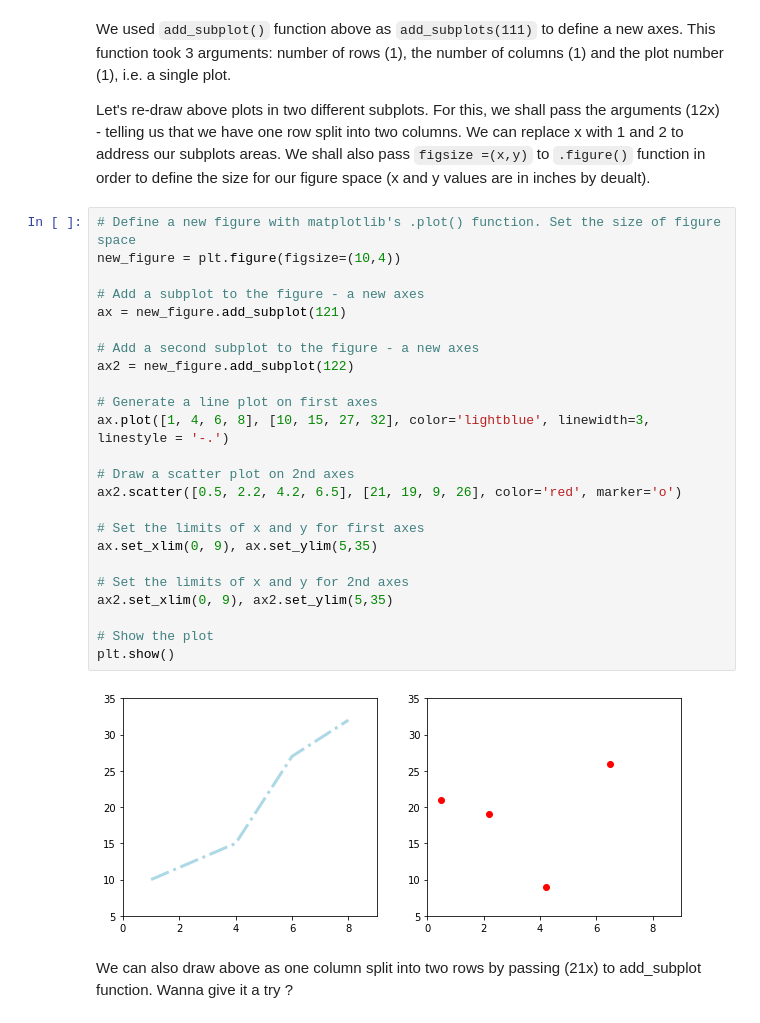
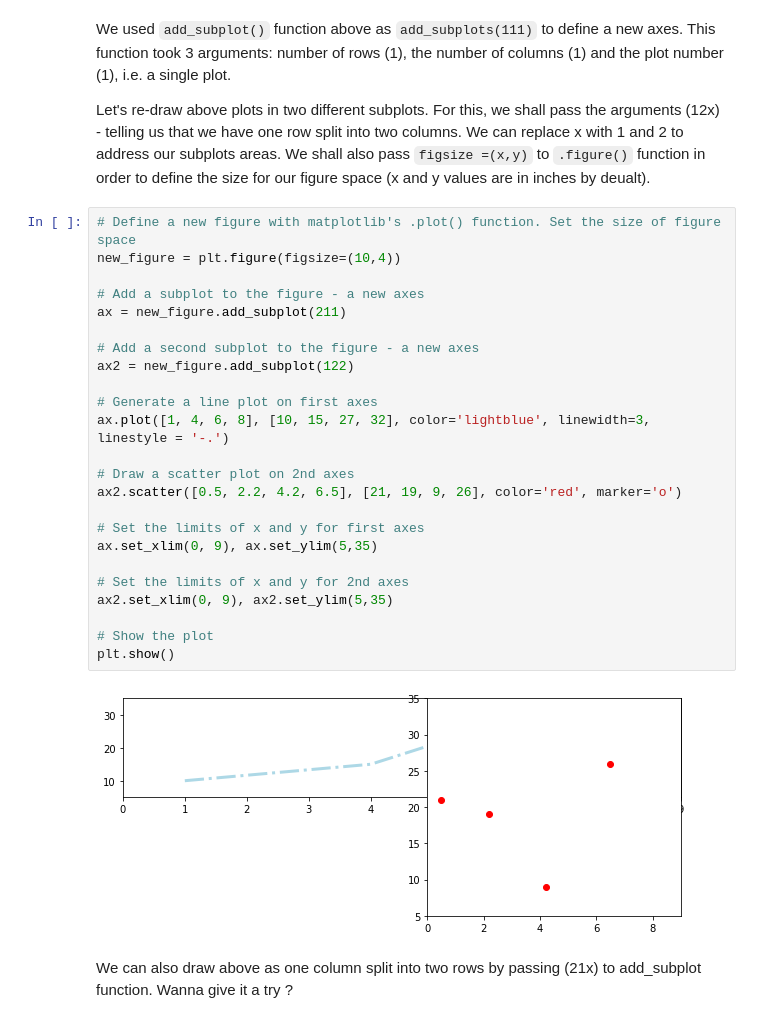
Before and after one commit to slieb74/dsc-1-03-12-customizing-visualizations-with-matplotlib-nyc-career-ds-062518, a Jupyter notebook: index.ipynb, the cells around one changed output. Drawn from its saved outputs; the diff is of its cells as text.

```diff
--- a/index.ipynb
+++ b/index.ipynb
@@ -140,29 +140,29 @@ Let's re-draw above plots in two different subplots. For this, we shall pass the
 # %%
 # Define a new figure with matplotlib's .plot() function. Set the size of figure space
 new_figure = plt.figure(figsize=(10,4))
 
 # Add a subplot to the figure - a new axes
-ax = new_figure.add_subplot(121)
+ax = new_figure.add_subplot(211)
 
 # Add a second subplot to the figure - a new axes
 ax2 = new_figure.add_subplot(122)
 
 # Generate a line plot on first axes
 ax.plot([1, 4, 6, 8], [10, 15, 27, 32], color='lightblue', linewidth=3, linestyle = '-.')
 
 # Draw a scatter plot on 2nd axes
 ax2.scatter([0.5, 2.2, 4.2, 6.5], [21, 19, 9, 26], color='red', marker='o')
 
 # Set the limits of x and y for first axes
 ax.set_xlim(0, 9), ax.set_ylim(5,35)
 
 # Set the limits of x and y for 2nd axes
 ax2.set_xlim(0, 9), ax2.set_ylim(5,35)
 
 # Show the plot
 plt.show()
 # %% [output]
-[figure, old version]
+[figure, new version]
 # %% [markdown]
 We can also draw above as one column split into two rows by passing (21x) to add_subplot function. Wanna give it a try ?
 # %% [markdown]
```
